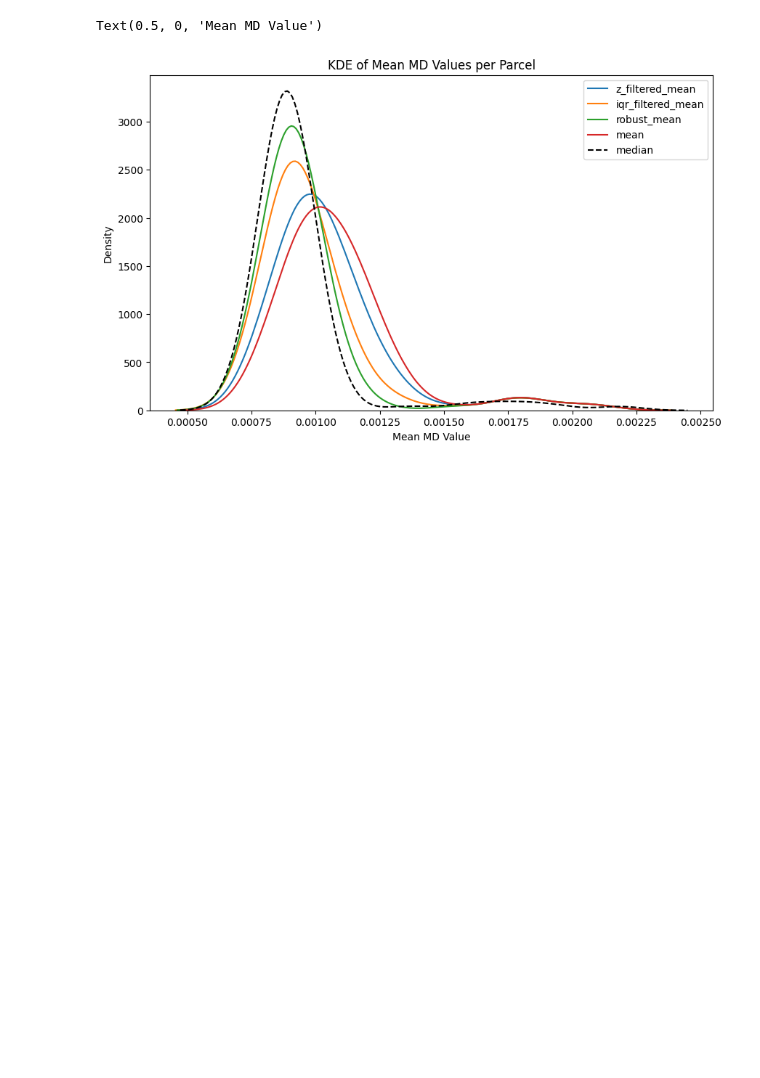
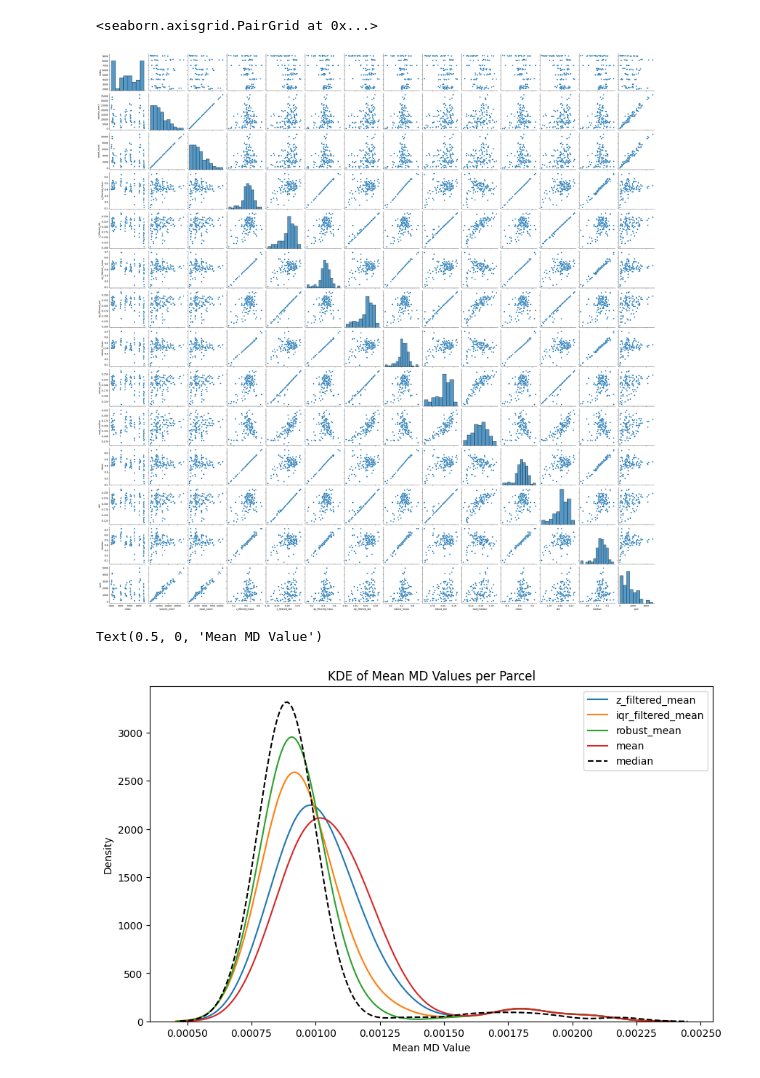
Before and after one commit to GalKepler/parcellate, a Jupyter notebook: notebooks/atlas.ipynb, the cells around one changed output. Saved outputs shown, nothing was run; the diff lists cells and outputs as text; code cells hidden in the pictures; blank space fills up the shorter version.

```diff
--- a/notebooks/atlas.ipynb
+++ b/notebooks/atlas.ipynb
@@ -12,19 +12,16 @@ lut_file = DATA_ROOT / LUT_FORMAT.format(atlas=ATLAS)
 # %%
 from parcellate.parcellation.volume import VolumetricParcellator
 
-vp = VolumetricParcellator(
-    atlas_img=atlas_img,
-    lut=lut_file,
-    mask="gm",
-)
+vp = VolumetricParcellator(atlas_img=atlas_img, lut=lut_file, mask="gm")
+# BUILTIN_STATISTICS
 # %%
-fname1 = "/media/storage/yalab-dev/qsiprep_test/derivatives/qsirecon/derivatives/qsirecon-DSIStudio/sub-CLMC10/ses-202410100845/dwi/sub-CLMC10_ses-202410100845_dir-AP_space-MNI152NLin2009cAsym_model-tensor_param-md_dwimap.nii.gz"
-fname2 = "/media/storage/yalab-dev/qsiprep_test/derivatives/qsirecon/derivatives/qsirecon-DIPYDKI/sub-CLMC10/ses-202410100845/dwi/sub-CLMC10_ses-202410100845_dir-AP_space-MNI152NLin2009cAsym_model-dki_param-md_dwimap.nii.gz"
+fname1 = "/media/storage/yalab-dev/BIDS/derivatives/CAT12.9_2577.new/sub-0048R/ses-202303161349/anat/mwp1sub-0048R_ses-202303161349_ce-corrected_T1w.nii"
+# fname2 = "/media/storage/yalab-dev/qsiprep_test/derivatives/qsirecon/derivatives/qsirecon-DIPYDKI/sub-CLMC10/ses-202410100845/dwi/sub-CLMC10_ses-202410100845_dir-AP_space-MNI152NLin2009cAsym_model-dki_param-md_dwimap.nii.gz"
 
 vp.fit(fname1)
 # %%
 # vp._stat_functions
-res = vp.transform(fname2)
+# res = vp.transform(fname2)
 # from parcellate.metrics.base import Statistic
 
 
@@ -32,6 +29,14 @@ res = vp.transform(fname2)
 #     print("asdasd")
 
 # Statistic(name="test", function=print_s, requires_image=False)
+res = vp.transform(fname1)
+# %%
+import seaborn as sns
+
+sns.pairplot(res)
+# %% [output]
+<seaborn.axisgrid.PairGrid at 0x...>
+[figure, added]
 # %%
 import matplotlib.pyplot as plt
 import seaborn as sns
```
Also changed, not shown: 5 other files.
